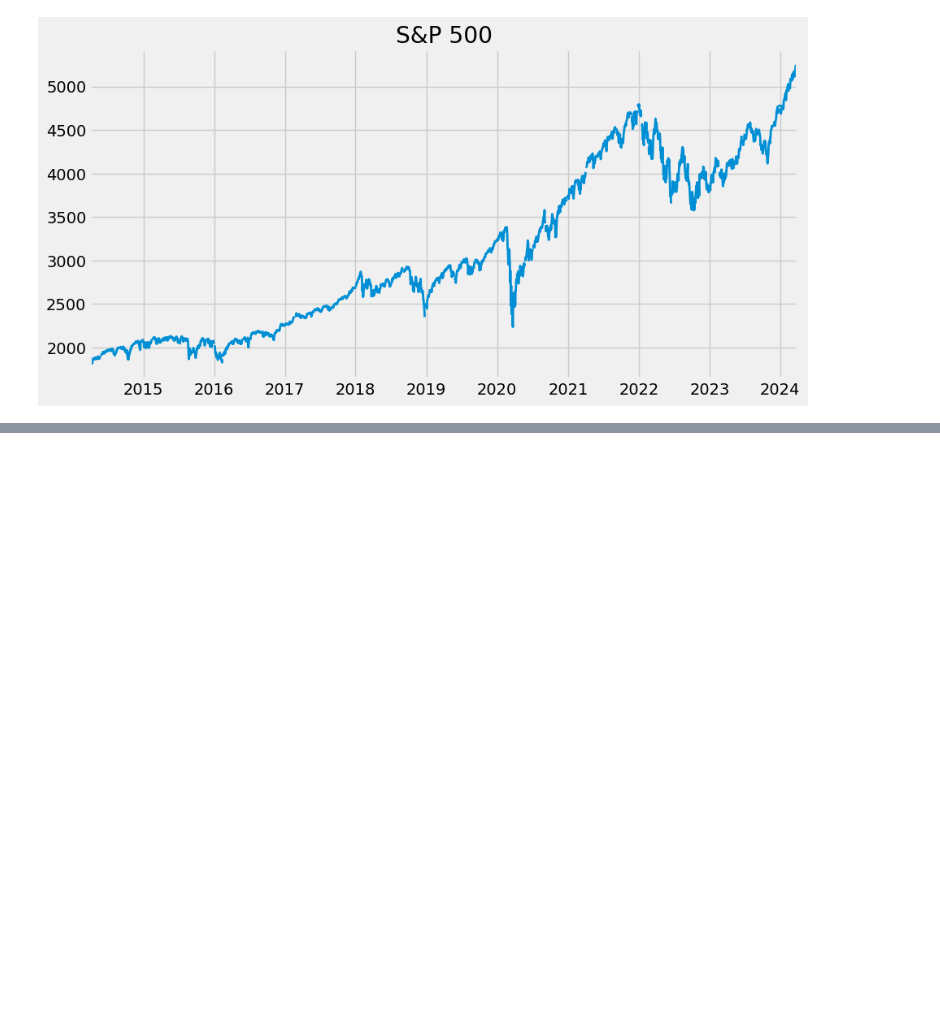
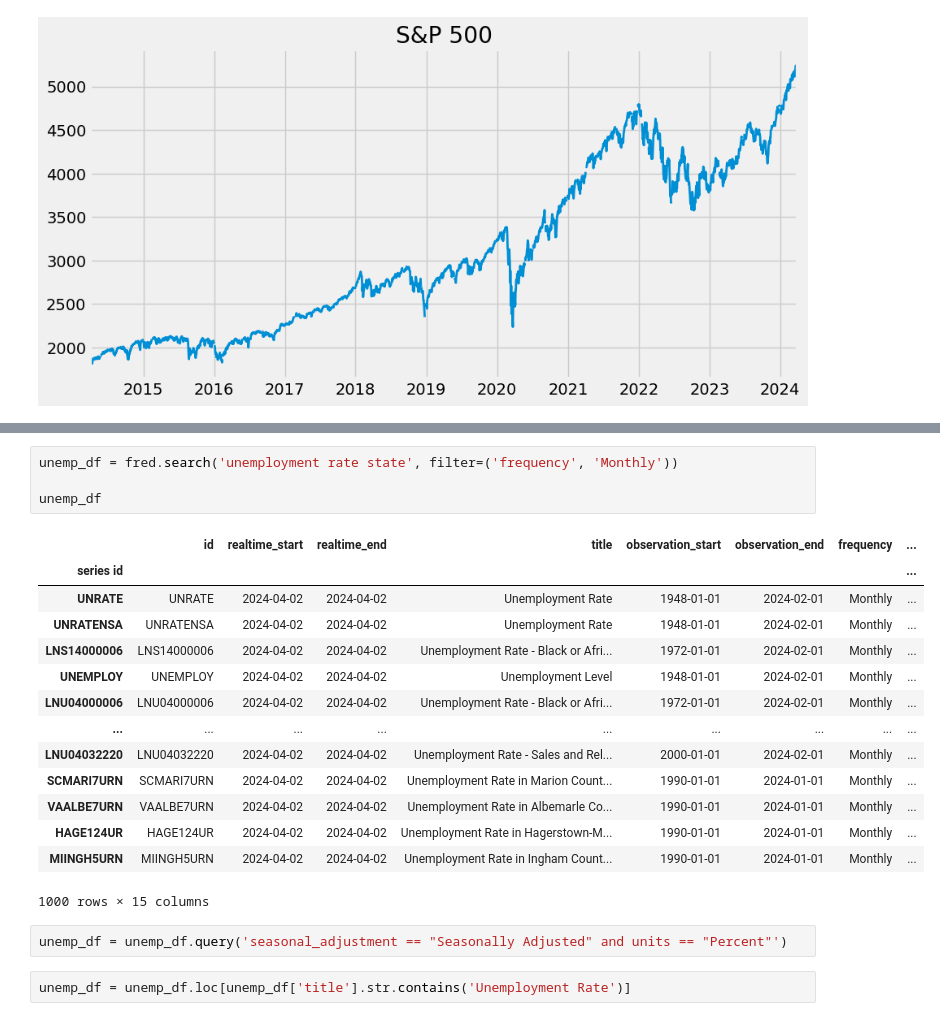
Before and after one commit to jamespairepo/economic_analysis_with_pandas, a Jupyter notebook: pandas_fred.ipynb, the cells around one changed output, grey strips where cells are left out. Drawn from its saved outputs; the diff is of its cells as text; blank space fills up the shorter version.

```diff
--- a/pandas_fred.ipynb
+++ b/pandas_fred.ipynb
@@ -53,0 +80,23 @@ sp500.plot(figsize=(10,5),title='S&P 500', lw=2)
+# %%
+unemp_df = fred.search('unemployment rate state', filter=('frequency', 'Monthly'))
+
+unemp_df
+# %% [output]
+|  | id | realtime_start | realtime_end | title | observation_start | observation_end | frequency | ... |
+| series id |  |  |  |  |  |  |  | ... |
+| UNRATE | UNRATE | 2024-04-02 | 2024-04-02 | Unemployment Rate | 1948-01-01 | 2024-02-01 | Monthly | ... |
+| UNRATENSA | UNRATENSA | 2024-04-02 | 2024-04-02 | Unemployment Rate | 1948-01-01 | 2024-02-01 | Monthly | ... |
+| LNS14000006 | LNS14000006 | 2024-04-02 | 2024-04-02 | Unemployment Rate - Black or Afri... | 1972-01-01 | 2024-02-01 | Monthly | ... |
+| UNEMPLOY | UNEMPLOY | 2024-04-02 | 2024-04-02 | Unemployment Level | 1948-01-01 | 2024-02-01 | Monthly | ... |
+| LNU04000006 | LNU04000006 | 2024-04-02 | 2024-04-02 | Unemployment Rate - Black or Afri... | 1972-01-01 | 2024-02-01 | Monthly | ... |
+| ... | ... | ... | ... | ... | ... | ... | ... | ... |
+| LNU04032220 | LNU04032220 | 2024-04-02 | 2024-04-02 | Unemployment Rate - Sales and Rel... | 2000-01-01 | 2024-02-01 | Monthly | ... |
+| SCMARI7URN | SCMARI7URN | 2024-04-02 | 2024-04-02 | Unemployment Rate in Marion Count... | 1990-01-01 | 2024-01-01 | Monthly | ... |
+| VAALBE7URN | VAALBE7URN | 2024-04-02 | 2024-04-02 | Unemployment Rate in Albemarle Co... | 1990-01-01 | 2024-01-01 | Monthly | ... |
+| HAGE124UR | HAGE124UR | 2024-04-02 | 2024-04-02 | Unemployment Rate in Hagerstown-M... | 1990-01-01 | 2024-01-01 | Monthly | ... |
+| MIINGH5URN | MIINGH5URN | 2024-04-02 | 2024-04-02 | Unemployment Rate in Ingham Count... | 1990-01-01 | 2024-01-01 | Monthly | ... |
+1000 rows × 15 columns
+# %%
+unemp_df = unemp_df.query('seasonal_adjustment == "Seasonally Adjusted" and units == "Percent"')
+# %%
+unemp_df = unemp_df.loc[unemp_df['title'].str.contains('Unemployment Rate')]
```
Also changed, not shown: parts of 6 cells of this notebook, 1 other file.
